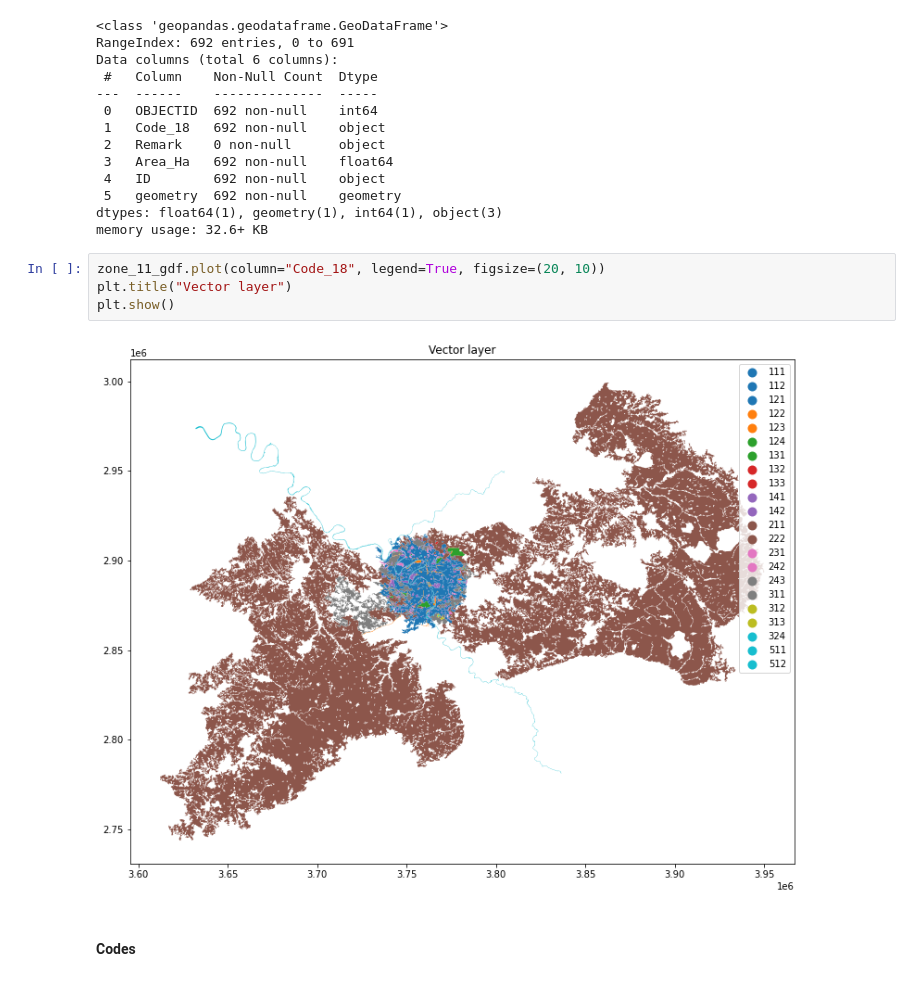
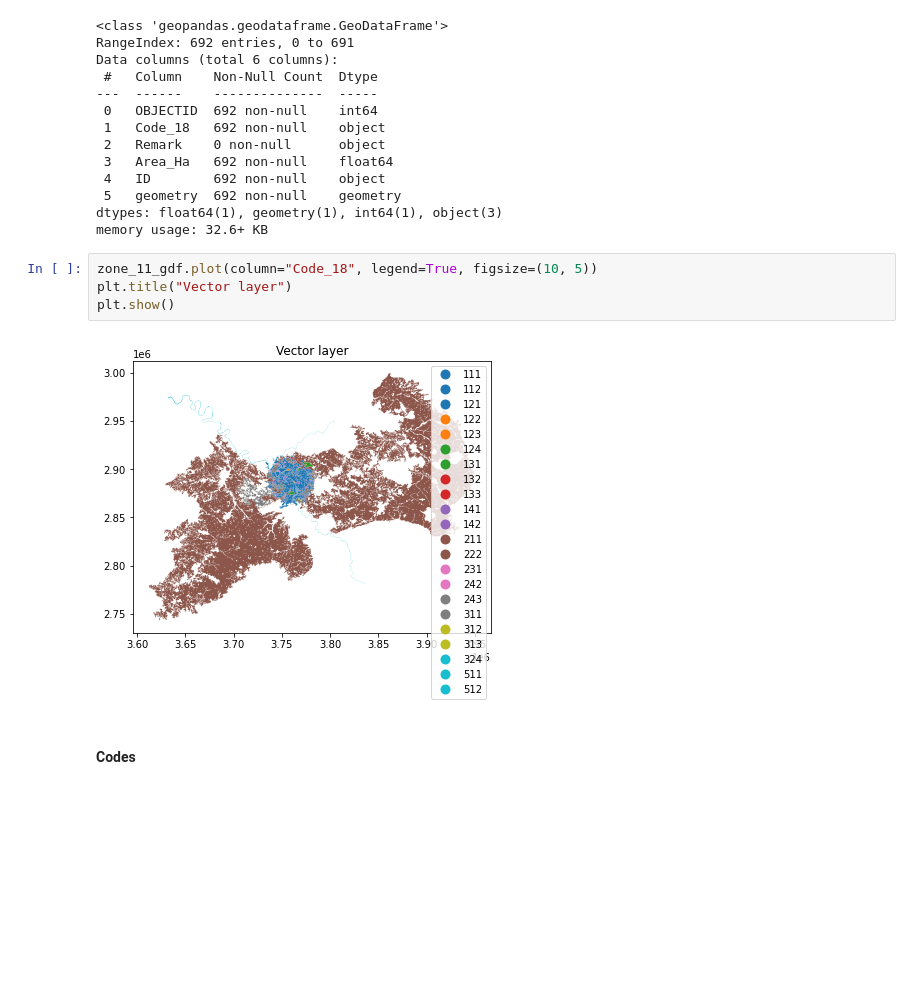
Before and after one commit to massimovenuti/clc-graph-deep-learning, a Jupyter notebook: clc.ipynb, the cells around one changed output. Drawn from its saved outputs; the diff is of its cells as text; blank space fills up the shorter version.

```diff
--- a/clc.ipynb
+++ b/clc.ipynb
@@ -84,11 +84,11 @@ Data columns (total 6 columns):
 dtypes: float64(1), geometry(1), int64(1), object(3)
 memory usage: 32.6+ KB
 # %%
-zone_11_gdf.plot(column="Code_18", legend=True, figsize=(20, 10))
+zone_11_gdf.plot(column="Code_18", legend=True, figsize=(10, 5))
 plt.title("Vector layer")
 plt.show()
 # %% [output]
-[figure, old version]
+[figure, new version]
 # %% [markdown]
 #### Codes
 # %%
```
Also changed, not shown: parts of 72 cells of this notebook, 4 other files.
